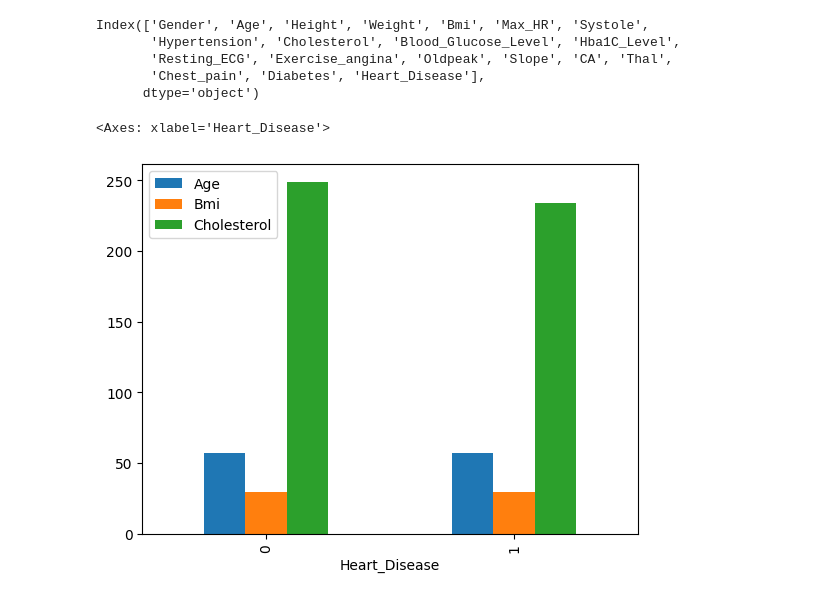
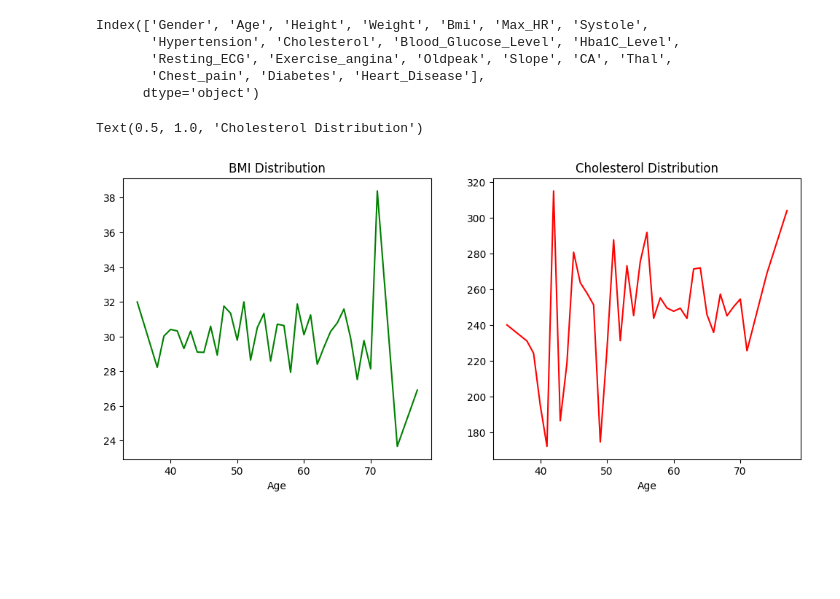
Before and after one commit to VishalRavichandran27/hds5210-2023, a Jupyter notebook: final/final.ipynb, the cells around one changed output. Cells and saved outputs as stored; diff of their text form; code cells hidden in the pictures; blank space fills up the shorter version.

```diff
--- a/final/final.ipynb
+++ b/final/final.ipynb
@@ -252,9 +252,15 @@ Index(['Gender', 'Age', 'Height', 'Weight', 'Bmi', 'Max_HR', 'Systole',
        'Resting_ECG', 'Exercise_angina', 'Oldpeak', 'Slope', 'CA', 'Thal',
        'Chest_pain', 'Diabetes', 'Heart_Disease'],
       dtype='object')
-# %%
-pivoted_data = diabetes.pivot_table(values=['Bmi', 'Age', 'Cholesterol'], index='Heart_Disease', aggfunc='')
-pivoted_data.plot(kind='bar')
-# %% [output]
-<Axes: xlabel='Heart_Disease'>
-[figure, removed]
+# %%
+pivoted_data = diabetes.pivot_table(values=['Bmi', 'Cholesterol'], index='Age', aggfunc='mean')
+# pivoted_data.plot(kind='bar')
+plt.subplot(1,2,1)
+pivoted_data.Bmi.plot(figsize=(12,5),c='g')
+plt.title('BMI Distribution')
+plt.subplot(1,2,2)
+pivoted_data.Cholesterol.plot(figsize=(12,5), c='r')
+plt.title('Cholesterol Distribution')
+# %% [output]
+Text(0.5, 1.0, 'Cholesterol Distribution')
+[figure, added]
```
